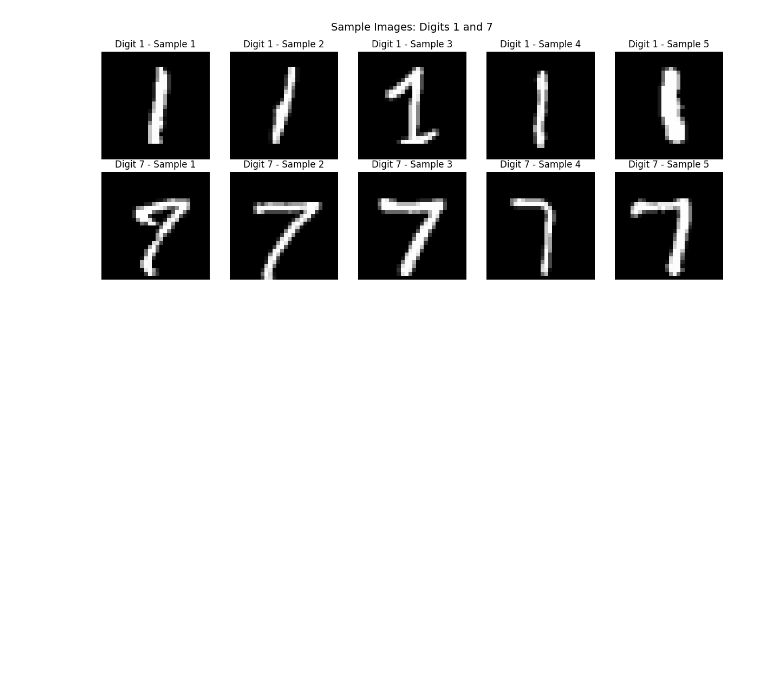
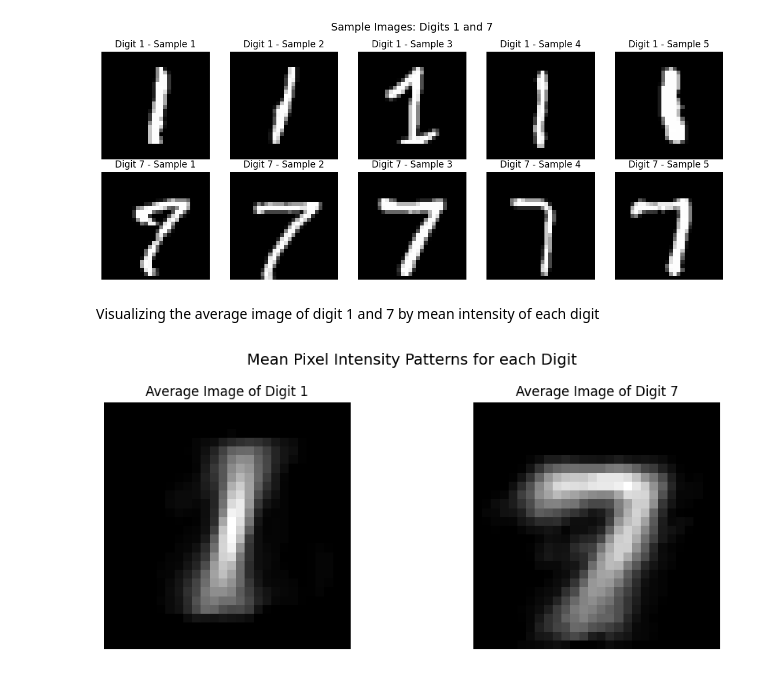
Before and after one commit to TasminaTasin75/binary-classification-mnist-dataset, a Jupyter notebook: ml_assignment_build_analyze_binary_classification.ipynb, the cells around one changed output. Cells and saved outputs as stored; diff of their text form; code cells hidden in the pictures; blank space fills up the shorter version.

```diff
--- a/ml_assignment_build_analyze_binary_classification.ipynb
+++ b/ml_assignment_build_analyze_binary_classification.ipynb
@@ -168,3 +171,32 @@ plt.tight_layout()
 plt.show()
 # %% [output]
 [figure]
+# %% [markdown]
+Visualizing the average image of digit 1 and 7 by mean intensity of each digit
+# %%
+
+# getting digit 1 training images
+digit_1_images = X_train[y_train == 1]
+# getting digit 7 training images
+digit_7_images = X_train[y_train == 7]
+
+# Calculating the mean intensity
+mean_digit_1 = digit_1_images.mean(axis=0)
+mean_digit_7 = digit_7_images.mean(axis=0)
+
+# Displaying the two average images
+fig, axes = plt.subplots(1, 2, figsize=(10, 4))
+
+axes[0].imshow(mean_digit_1, cmap="gray")
+axes[0].set_title("Average Image of Digit 1")
+axes[0].axis("off")
+
+axes[1].imshow(mean_digit_7, cmap="gray")
+axes[1].set_title("Average Image of Digit 7")
+axes[1].axis("off")
+
+plt.suptitle("Mean Pixel Intensity Patterns for each Digit", fontsize=14)
+plt.tight_layout()
+plt.show()
+# %% [output]
+[figure, added]
```
Also changed, not shown: parts of 42 cells of this notebook.
